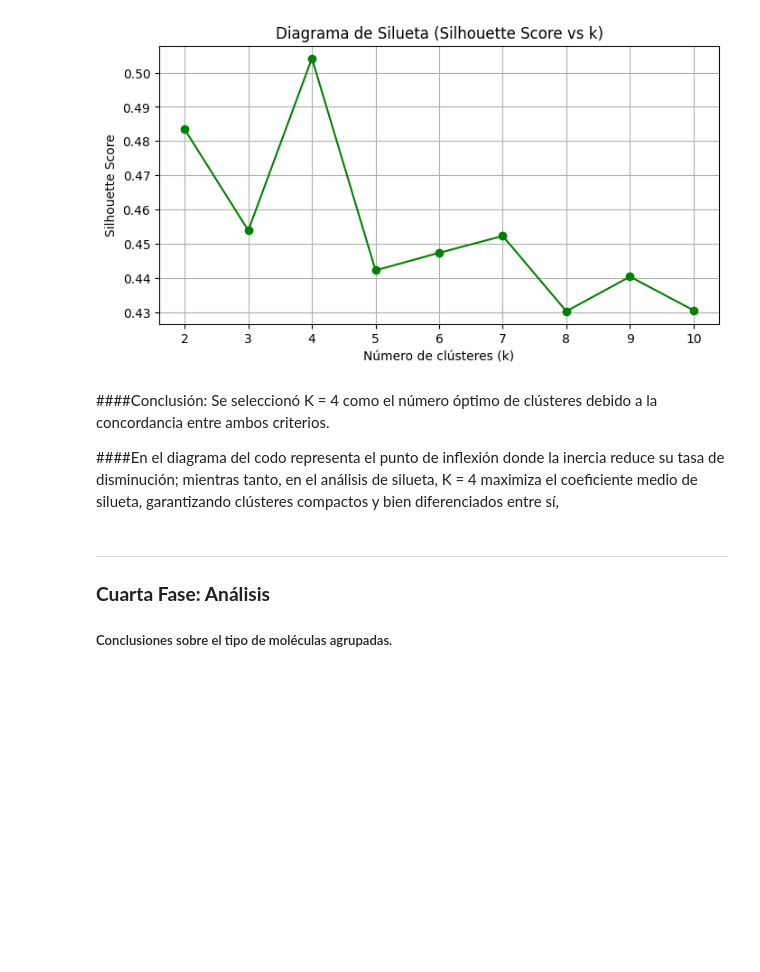
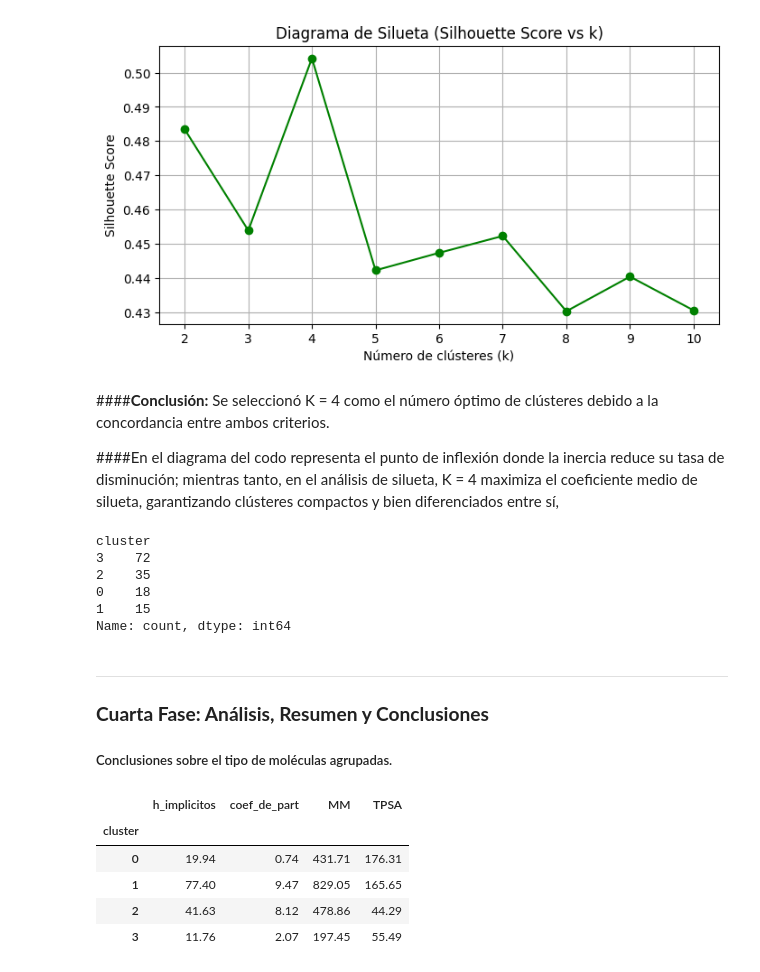
Before and after one commit to serennnn4/Fundamentos-Machine-Learning, a Jupyter notebook: PA2_3018.ipynb, the cells around one changed output. Cells and saved outputs as stored; diff of their text form; code cells hidden in the pictures; blank space fills up the shorter version.

```diff
--- a/PA2_3018.ipynb
+++ b/PA2_3018.ipynb
@@ -211,18 +215,44 @@ plt.show()
 # %% [output]
 [figure]
 # %% [markdown]
-####Conclusión: Se seleccionó K = 4 como el número óptimo de clústeres debido a la concordancia entre ambos criterios.
+####**Conclusión:** Se seleccionó K = 4 como el número óptimo de clústeres debido a la concordancia entre ambos criterios.
 
 ####En el diagrama del codo representa el punto de inflexión donde la inercia reduce su tasa de disminución; mientras tanto, en el análisis de silueta, K = 4 maximiza el coeficiente medio de silueta, garantizando clústeres compactos y bien diferenciados entre sí,
+# %%
+#Ajuste y entrenamiento final Modelo
+
+#Ajuste con K=4
+kmeans_final = KMeans(n_clusters=4, random_state=42, n_init=10)
+etiquetas = kmeans_final.fit_predict(df_scaled)
+
+df_resultado = df_numerica.copy()
+df_resultado['cluster'] = etiquetas
+
+#Total de moléculas
+print(df_resultado['cluster'].value_counts())
+# %% [output]
+cluster
+3    72
+2    35
+0    18
+1    15
+Name: count, dtype: int64
 # %% [markdown]
 
 
 ---
 
 
-### **Cuarta Fase: Análisis**
+### **Cuarta Fase: Análisis, Resumen y Conclusiones**
 ##### Conclusiones sobre el tipo de moléculas agrupadas.
 # %%
 # Cálculo de media x clúster
 perfil_clusters = df_resultado.groupby('cluster').mean()
-perfil_clusters
+perfil_clusters.round(2)
+# %% [output]
+|  | h_implicitos | coef_de_part | MM | TPSA |
+| cluster |  |  |  |  |
+| 0 | 19.94 | 0.74 | 431.71 | 176.31 |
+| 1 | 77.40 | 9.47 | 829.05 | 165.65 |
+| 2 | 41.63 | 8.12 | 478.86 | 44.29 |
+| 3 | 11.76 | 2.07 | 197.45 | 55.49 |
```
Also changed, not shown: parts of 10 cells of this notebook.
